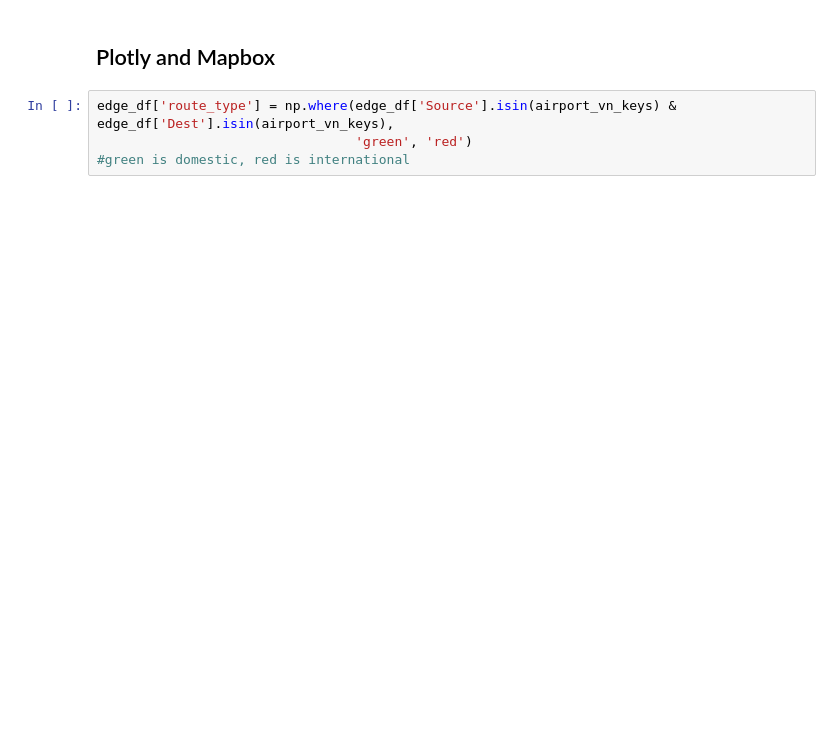
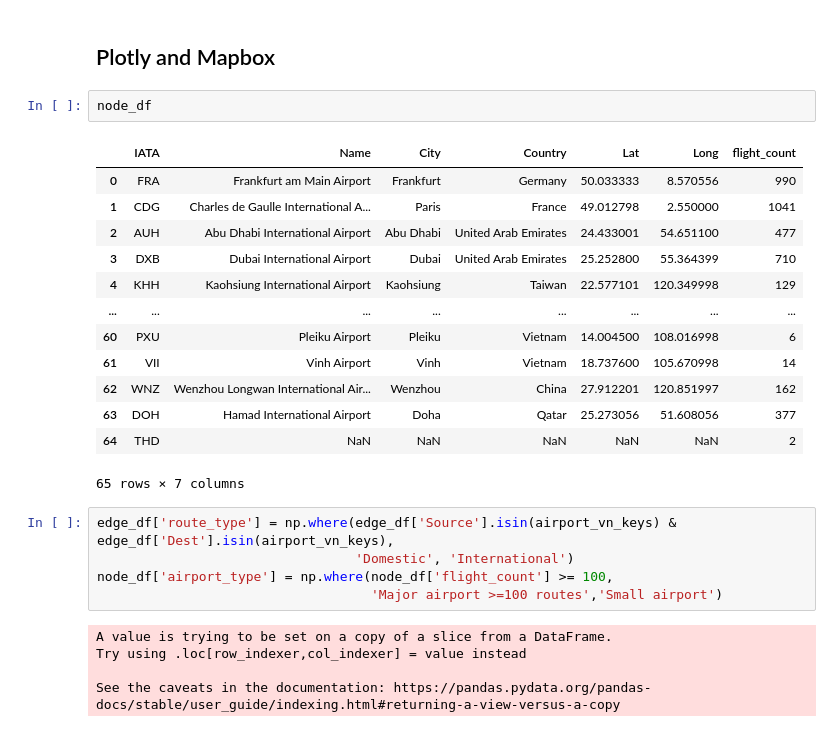
Before and after one commit to taidnguyen/airline-graph-networkx-plotly, a Jupyter notebook: main.ipynb, the cells around one changed output. Drawn from its saved outputs; the diff is of its cells as text; blank space fills up the shorter version.

```diff
--- a/main.ipynb
+++ b/main.ipynb
@@ -114,9 +114,31 @@ nx.draw_networkx_edges(G=G, pos=pos_dict, edge_color='red', alpha=0.2,
 # %% [markdown]
 ## Plotly and Mapbox
+# %%
+node_df
+# %% [output]
+|  | IATA | Name | City | Country | Lat | Long | flight_count |
+| 0 | FRA | Frankfurt am Main Airport | Frankfurt | Germany | 50.033333 | 8.570556 | 990 |
+| 1 | CDG | Charles de Gaulle International A... | Paris | France | 49.012798 | 2.550000 | 1041 |
+| 2 | AUH | Abu Dhabi International Airport | Abu Dhabi | United Arab Emirates | 24.433001 | 54.651100 | 477 |
+| 3 | DXB | Dubai International Airport | Dubai | United Arab Emirates | 25.252800 | 55.364399 | 710 |
+| 4 | KHH | Kaohsiung International Airport | Kaohsiung | Taiwan | 22.577101 | 120.349998 | 129 |
+| ... | ... | ... | ... | ... | ... | ... | ... |
+| 60 | PXU | Pleiku Airport | Pleiku | Vietnam | 14.004500 | 108.016998 | 6 |
+| 61 | VII | Vinh Airport | Vinh | Vietnam | 18.737600 | 105.670998 | 14 |
+| 62 | WNZ | Wenzhou Longwan International Air... | Wenzhou | China | 27.912201 | 120.851997 | 162 |
+| 63 | DOH | Hamad International Airport | Doha | Qatar | 25.273056 | 51.608056 | 377 |
+| 64 | THD | NaN | NaN | NaN | NaN | NaN | 2 |
+65 rows × 7 columns
 # %%
 edge_df['route_type'] = np.where(edge_df['Source'].isin(airport_vn_keys) & edge_df['Dest'].isin(airport_vn_keys),
-                                 'green', 'red')
-#green is domestic, red is international
+                                 'Domestic', 'International')
+node_df['airport_type'] = np.where(node_df['flight_count'] >= 100,
+                                   'Major airport >=100 routes','Small airport')
+# %% [output]
+A value is trying to be set on a copy of a slice from a DataFrame.
+Try using .loc[row_indexer,col_indexer] = value instead
+
+See the caveats in the documentation: https://pandas.pydata.org/pandas-docs/stable/user_guide/indexing.html#returning-a-view-versus-a-copy
 # %%
 mapbox_access_token = open(".mapbox_token").read()
 
```
Also changed, not shown: parts of 5 cells of this notebook, 4 other files.
